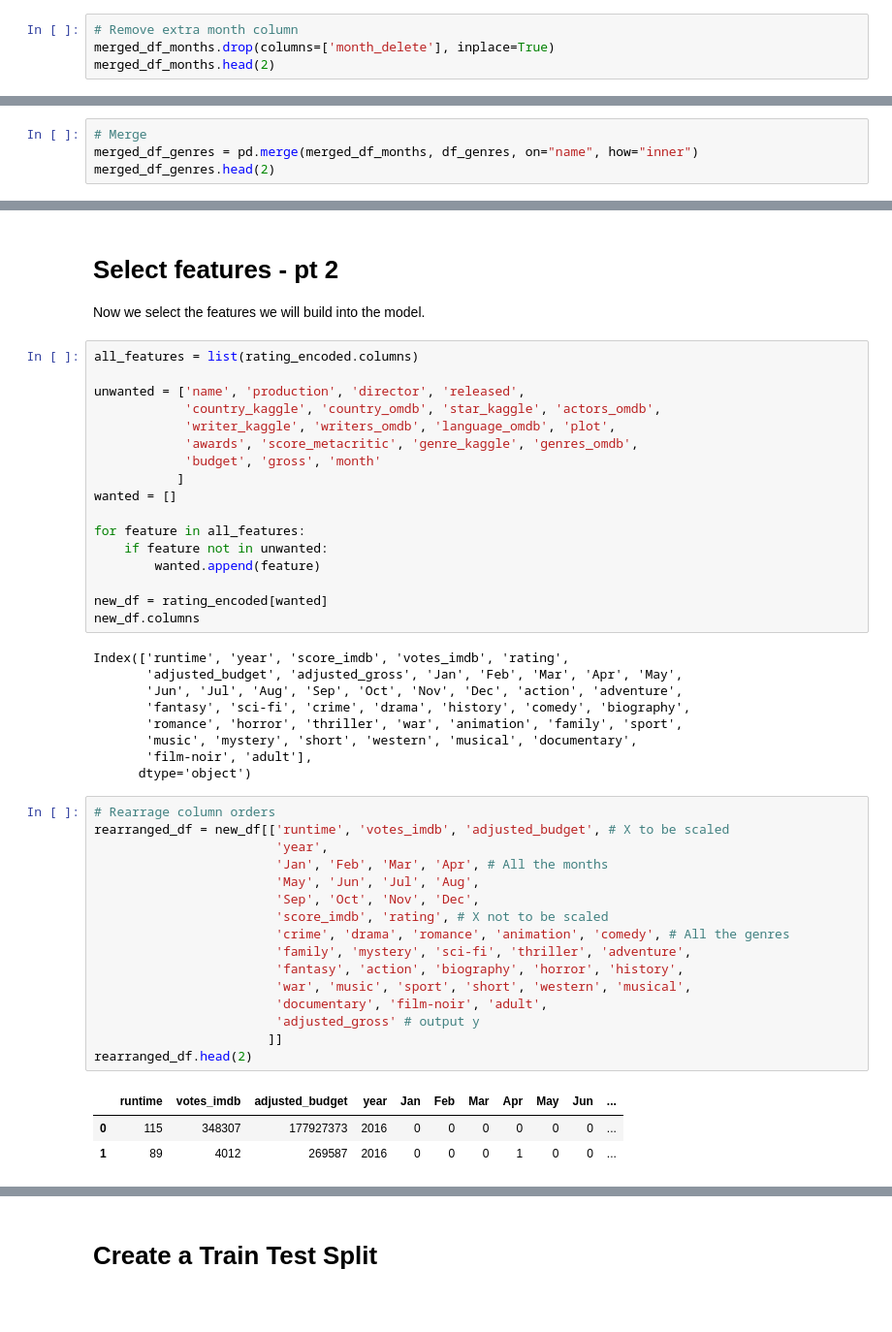
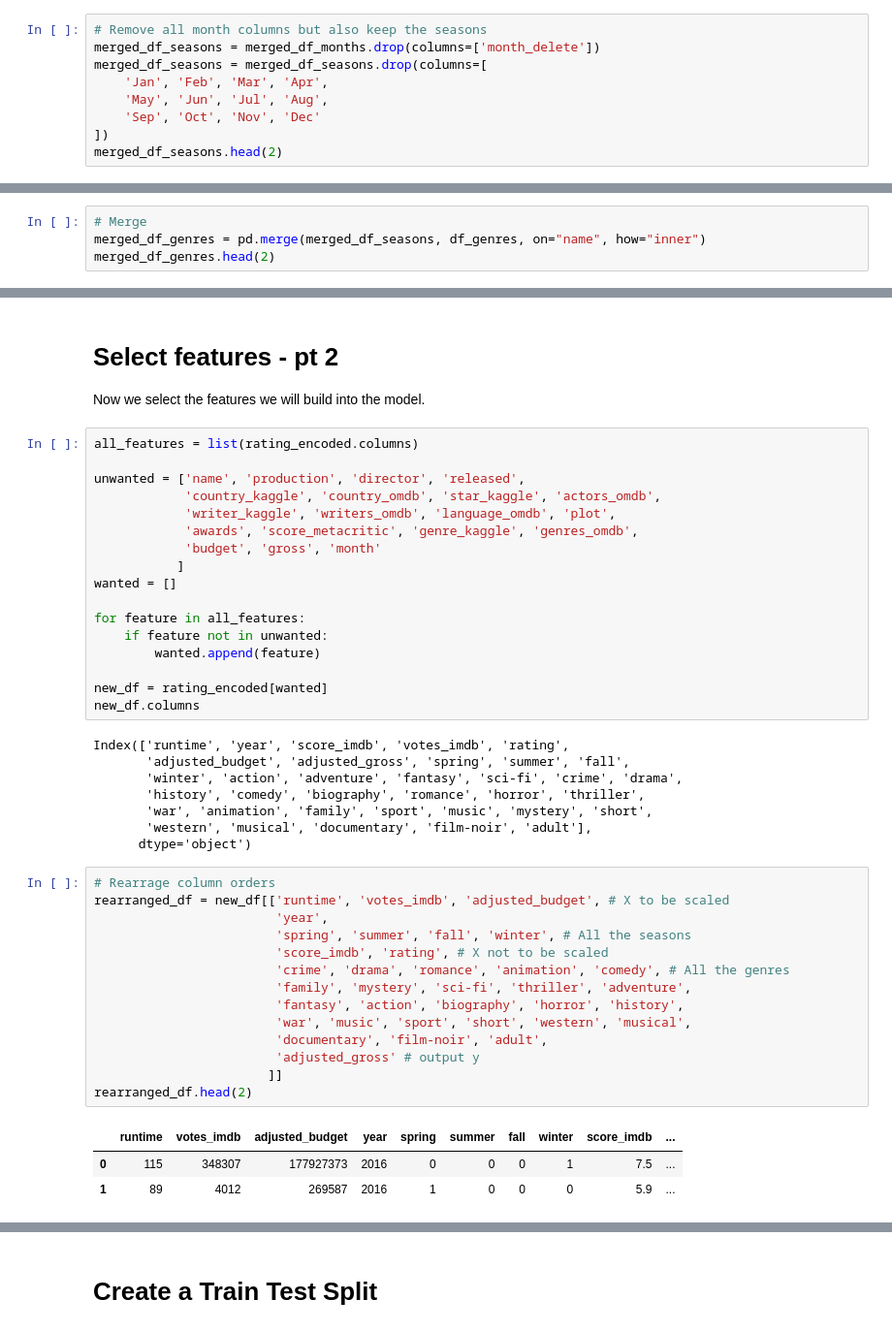
Before and after one commit to ztcnrh/NLP-Movie-Rating-Predictor, a Jupyter notebook: notebooks/model_boxoffice_linear_regression/model_boxoffice_linear_regression.ipynb, the cells around one changed output, grey strips where cells are left out. Shown: that part at 97% size. Cells and saved outputs as stored; diff of their text form; blank space fills up the shorter version.

```diff
--- a/notebooks/model_boxoffice_linear_regression/model_boxoffice_linear_regression.ipynb
+++ b/notebooks/model_boxoffice_linear_regression/model_boxoffice_linear_regression.ipynb
@@ -102,9 +104,14 @@ merged_df_months.head(2)
 | 0 | Doctor Strange | Marvel Studios | Scott Derrickson | 115 | 2016-11-04 | 2016 | 11 | USA | USA | ... |
 | 1 | Sleight | Diablo Entertainment (II) | J.D. Dillard | 89 | 2017-04-28 | 2016 | 4 | USA | USA | ... |
 # %%
-# Remove extra month column
-merged_df_months.drop(columns=['month_delete'], inplace=True)
-merged_df_months.head(2)
+# Remove all month columns but also keep the seasons
+merged_df_seasons = merged_df_months.drop(columns=['month_delete'])
+merged_df_seasons = merged_df_seasons.drop(columns=[
+    'Jan', 'Feb', 'Mar', 'Apr',
+    'May', 'Jun', 'Jul', 'Aug',
+    'Sep', 'Oct', 'Nov', 'Dec'
+])
+merged_df_seasons.head(2)
 # %% [output]
 |  | name | production | director | runtime | released | year | month | country_kaggle | country_omdb | ... |
 | 0 | Doctor Strange | Marvel Studios | Scott Derrickson | 115 | 2016-11-04 | 2016 | 11 | USA | USA | ... |
@@ -141,7 +148,7 @@ Index(['name', 'action', 'adventure', 'fantasy', 'sci-fi', 'crime', 'drama',
       dtype='object')
 # %%
 # Merge
-merged_df_genres = pd.merge(merged_df_months, df_genres, on="name", how="inner")
+merged_df_genres = pd.merge(merged_df_seasons, df_genres, on="name", how="inner")
 merged_df_genres.head(2)
 # %% [output]
 |  | name | production | director | runtime | released | year | month | country_kaggle | country_omdb | ... |
@@ -318,33 +325,30 @@ new_df = rating_encoded[wanted]
 new_df.columns
 # %% [output]
 Index(['runtime', 'year', 'score_imdb', 'votes_imdb', 'rating',
-       'adjusted_budget', 'adjusted_gross', 'Jan', 'Feb', 'Mar', 'Apr', 'May',
-       'Jun', 'Jul', 'Aug', 'Sep', 'Oct', 'Nov', 'Dec', 'action', 'adventure',
-       'fantasy', 'sci-fi', 'crime', 'drama', 'history', 'comedy', 'biography',
-       'romance', 'horror', 'thriller', 'war', 'animation', 'family', 'sport',
-       'music', 'mystery', 'short', 'western', 'musical', 'documentary',
-       'film-noir', 'adult'],
+       'adjusted_budget', 'adjusted_gross', 'spring', 'summer', 'fall',
+       'winter', 'action', 'adventure', 'fantasy', 'sci-fi', 'crime', 'drama',
+       'history', 'comedy', 'biography', 'romance', 'horror', 'thriller',
+       'war', 'animation', 'family', 'sport', 'music', 'mystery', 'short',
+       'western', 'musical', 'documentary', 'film-noir', 'adult'],
       dtype='object')
 # %%
 # Rearrage column orders
 rearranged_df = new_df[['runtime', 'votes_imdb', 'adjusted_budget', # X to be scaled
                         'year',
-                        'Jan', 'Feb', 'Mar', 'Apr', # All the months
-                        'May', 'Jun', 'Jul', 'Aug',
-                        'Sep', 'Oct', 'Nov', 'Dec',
+                        'spring', 'summer', 'fall', 'winter', # All the seasons
                         'score_imdb', 'rating', # X not to be scaled
                         'crime', 'drama', 'romance', 'animation', 'comedy', # All the genres
                         'family', 'mystery', 'sci-fi', 'thriller', 'adventure',
                         'fantasy', 'action', 'biography', 'horror', 'history',
                         'war', 'music', 'sport', 'short', 'western', 'musical',
                         'documentary', 'film-noir', 'adult',
                         'adjusted_gross' # output y
                        ]]
 rearranged_df.head(2)
 # %% [output]
-|  | runtime | votes_imdb | adjusted_budget | year | Jan | Feb | Mar | Apr | May | Jun | ... |
-| 0 | 115 | 348307 | 177927373 | 2016 | 0 | 0 | 0 | 0 | 0 | 0 | ... |
-| 1 | 89 | 4012 | 269587 | 2016 | 0 | 0 | 0 | 1 | 0 | 0 | ... |
+|  | runtime | votes_imdb | adjusted_budget | year | spring | summer | fall | winter | score_imdb | ... |
+| 0 | 115 | 348307 | 177927373 | 2016 | 0 | 0 | 0 | 1 | 7.5 | ... |
+| 1 | 89 | 4012 | 269587 | 2016 | 1 | 0 | 0 | 0 | 5.9 | ... |
 # %%
 print(len(rearranged_df.columns) == len(new_df.columns))
 print(len(rearranged_df.columns))
```
Also changed, not shown: parts of 16 cells of this notebook, 9 other files.
